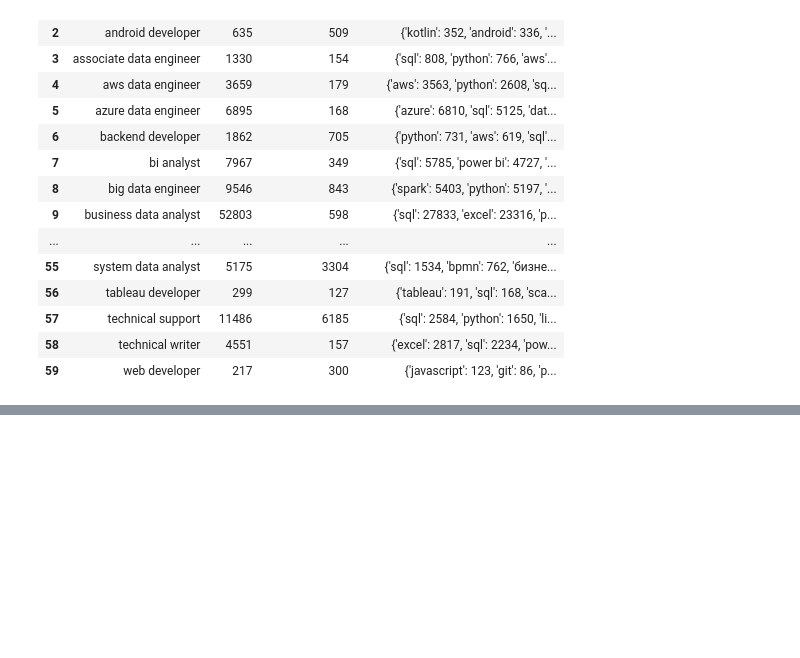
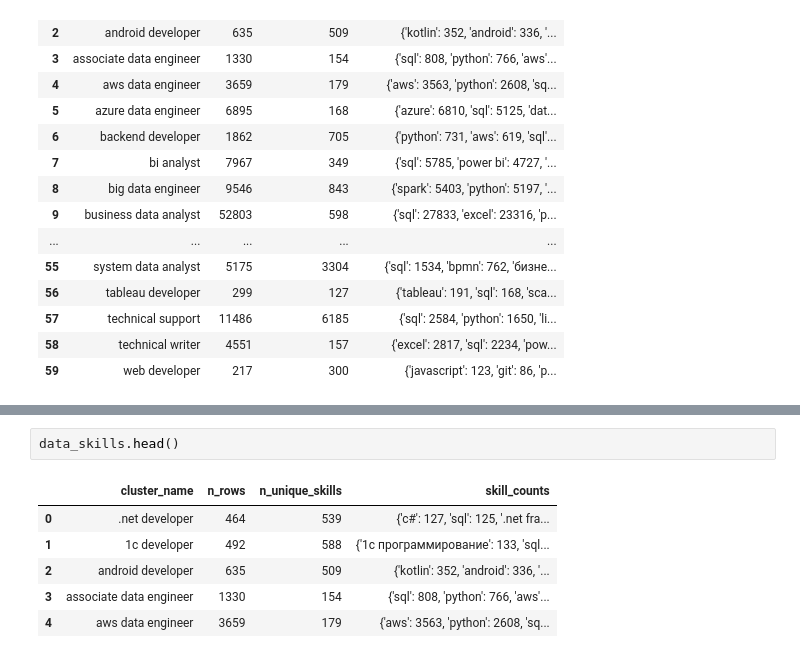
Before and after one commit to IU-Capstone-Project-2025/KIZAK, a Jupyter notebook: ml/jv_mapping.ipynb, the cells around one changed output, grey strips where cells are left out. Cells and saved outputs as stored; diff of their text form; blank space fills up the shorter version.

```diff
--- a/ml/jv_mapping.ipynb
+++ b/ml/jv_mapping.ipynb
@@ -1156,0 +1174,9 @@ cluster_stats_df
+# %%
+data_skills.head()
+# %% [output]
+|  | cluster_name | n_rows | n_unique_skills | skill_counts |
+| 0 | .net developer | 464 | 539 | {'c#': 127, 'sql': 125, '.net fra... |
+| 1 | 1c developer | 492 | 588 | {'1с программирование': 133, 'sql... |
+| 2 | android developer | 635 | 509 | {'kotlin': 352, 'android': 336, '... |
+| 3 | associate data engineer | 1330 | 154 | {'sql': 808, 'python': 766, 'aws'... |
+| 4 | aws data engineer | 3659 | 179 | {'aws': 3563, 'python': 2608, 'sq... |
```
Also changed, not shown: parts of 19 cells of this notebook.
